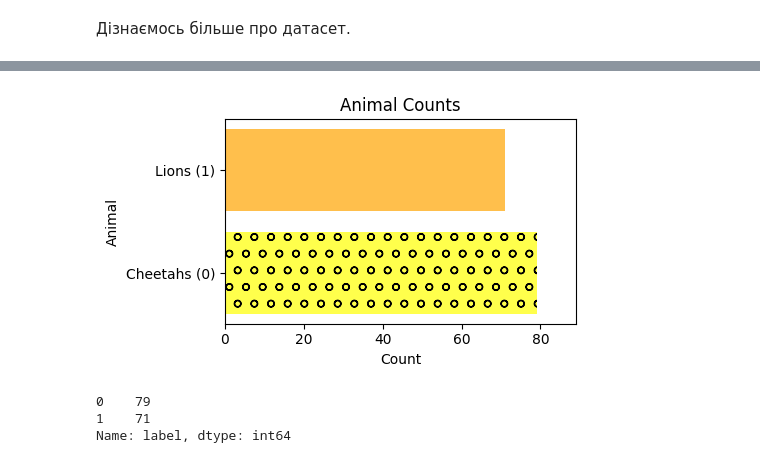
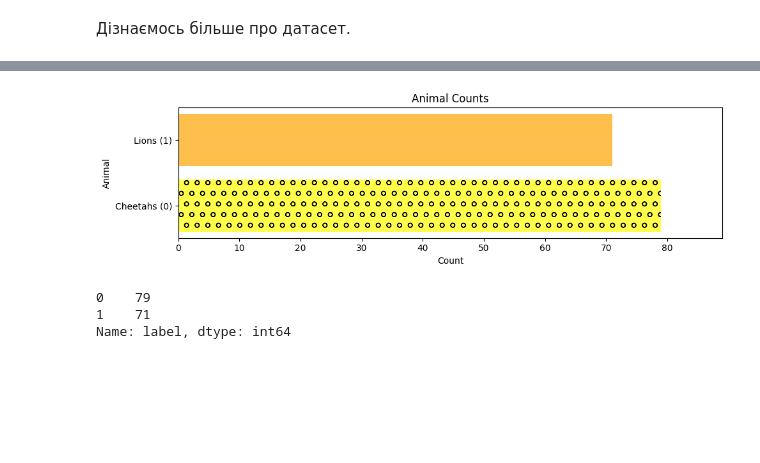
Before and after one commit to minako-aino/data-analysis-2023, a Jupyter notebook: lab3.ipynb, the cells around one changed output, grey strips where cells are left out. Saved outputs shown, nothing was run; the diff lists cells and outputs as text; code cells hidden in the pictures; blank space fills up the shorter version.

```diff
--- a/lab3.ipynb
+++ b/lab3.ipynb
@@ -180,25 +180,25 @@ df.head()
 # %%
 # see the distribution
-plt.figure(figsize=(5, 3))
+plt.figure(figsize=(10, 3))
 labels = ['Cheetahs (0)', 'Lions (1)']
 counts = df['label'].value_counts().values
 colors = ['yellow', 'orange']
 hatches = ["o", None]
 alphas = [0.7, 0.7]
 
 plt.barh(labels, counts, color=colors, hatch=hatches, alpha=0.7)
 plt.title('Animal Counts')
 plt.xlabel('Count')
 plt.ylabel('Animal')
 
 plt.grid(True, which='minor', linestyle='--', linewidth=0.5, alpha=0.7)
 plt.xlim(0, df['label'].value_counts().max() + 10)
 plt.tight_layout()
 
 plt.yticks(labels, labels)
 plt.show()
 # %% [output]
-[figure, old version]
+[figure, new version]
 # %%
 # verify
 df.label.value_counts()
```
Also changed, not shown: parts of 2 cells of this notebook.
